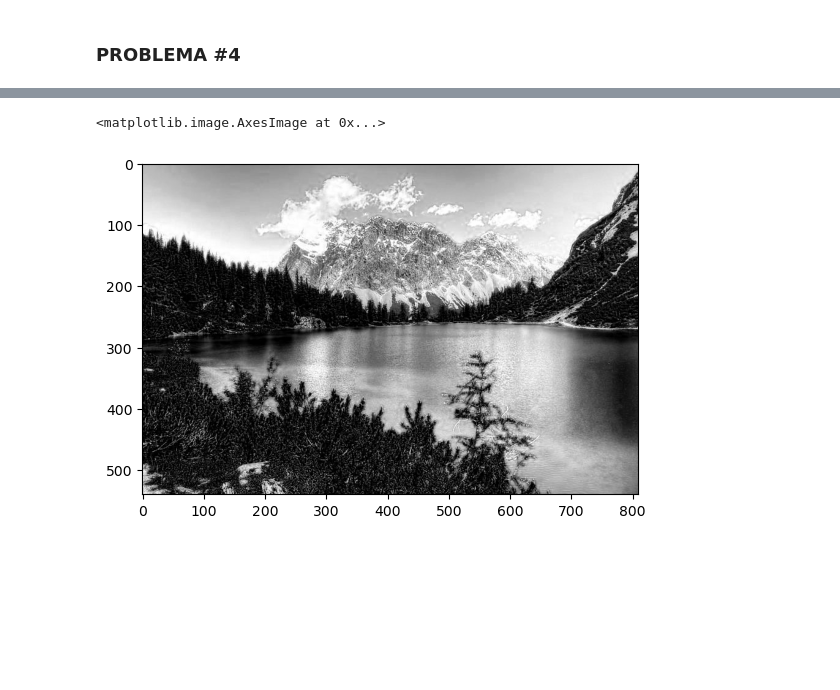
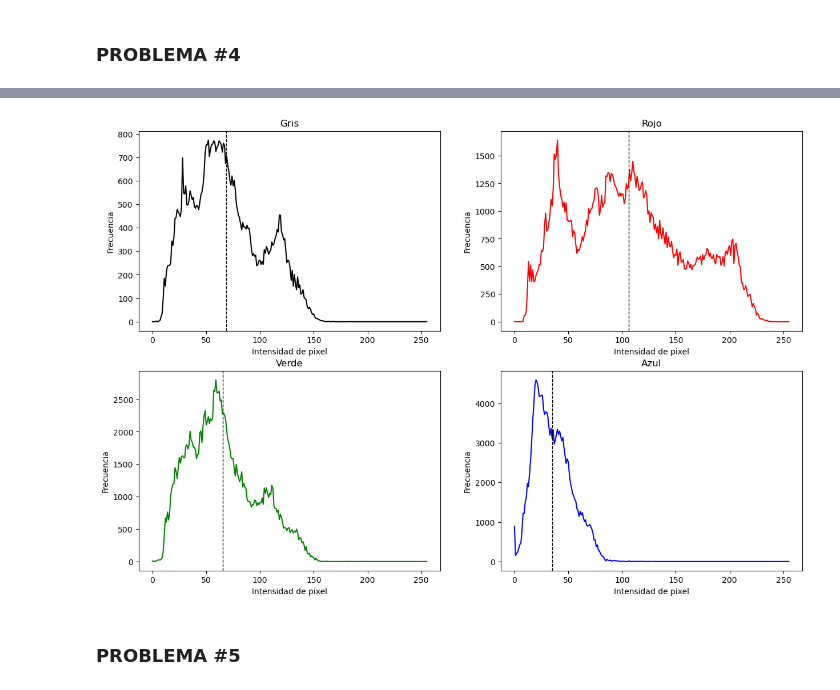
Before and after one commit to JoseAbril321/Lab01_TM_IR, a Jupyter notebook: lab01.ipynb, the cells around one changed output, grey strips where cells are left out. Drawn from its saved outputs; the diff is of its cells as text; code cells hidden in the pictures; blank space fills up the shorter version.

```diff
--- a/lab01.ipynb
+++ b/lab01.ipynb
@@ -118,31 +118,3 @@ plt.show()
 [figure]
 # %% [markdown]
 ### PROBLEMA #4
-# %%
-def histogramas(imagen):
-    r, g, b  = gris3D(imagen)
-    gris = np.mean(imagen, axis = 2)
-
-    plt.figure(figsize=(10, 8))
-
-plt.subplot(2, 2, 1)
-plt.imshow(cv2.cvtColor(cv2.imread("Humano Estandar.png"), cv2.COLOR_BGR2RGB))
-plt.title("original")
-plt.axis('off')
-
-plt.subplot(2, 2, 2)
-plt.imshow(grises[0])
-plt.title("Rojo")
-plt.axis('off')
-
-plt.subplot(2, 2, 3)
-plt.imshow(grises[1])
-plt.title("Verde")
-plt.axis('off')
-
-plt.subplot(2, 2, 4)
-plt.imshow(grises[2])
-plt.title("Azul")
-plt.axis('off')
-
-plt.show()
@@ -165,5 +120,0 @@ plt.hist(np.histogram(imagen[:,:, 2].flatten(), 256, [0, 256]))
-# %%
-plt.imshow(imagen)
-# %% [output]
-<matplotlib.image.AxesImage at 0x...>
-[figure, removed]
@@ -169,0 +165,6 @@ plt.imshow(imagen)
+# %%
+histogramas(cv2.cvtColor(cv2.imread("ElMago.jpeg"), cv2.COLOR_BGR2RGB))
+# %% [output]
+[figure, added]
+# %% [markdown]
+### PROBLEMA #5
```
Also changed, not shown: parts of 8 cells of this notebook.
